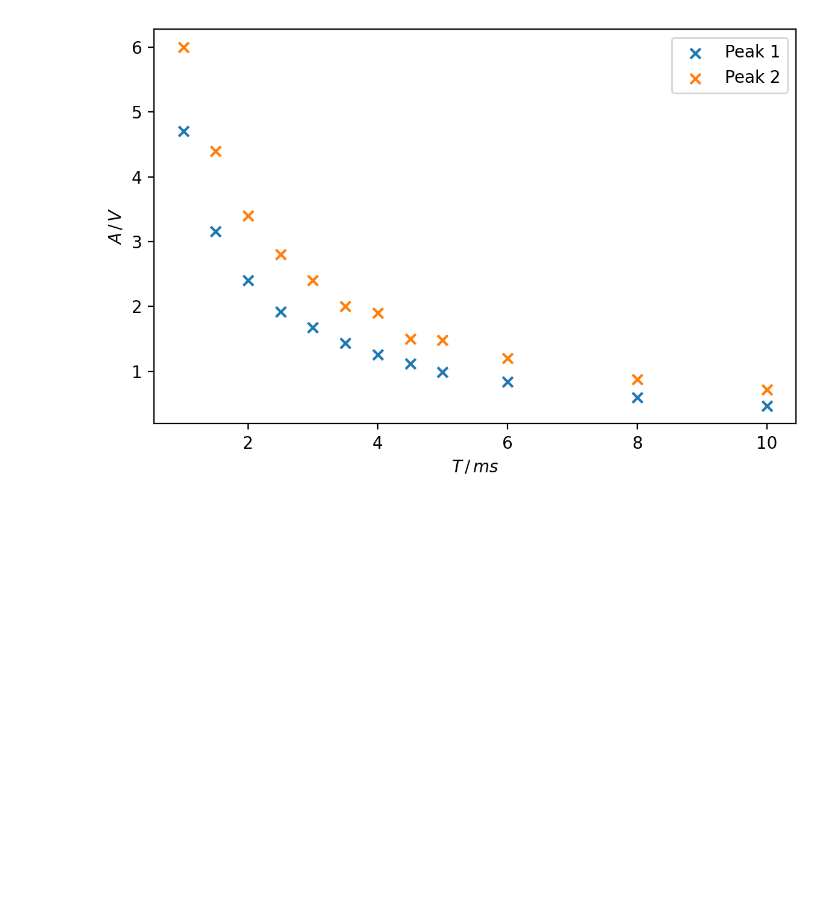
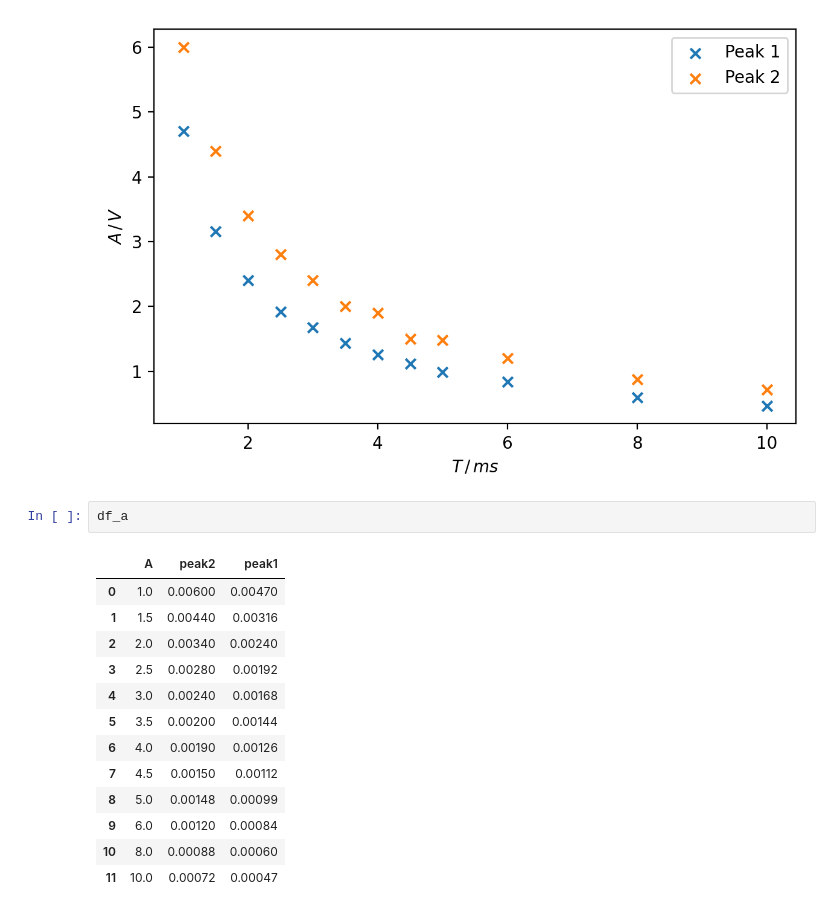
Before and after one commit to SamGTex/FP_Master_WS22-23, a Jupyter notebook: V21_Optisches_Pumpen/python/main.ipynb, the cells around one changed output. Saved outputs shown, nothing was run; the diff lists cells and outputs as text; blank space fills up the shorter version.

```diff
--- a/V21_Optisches_Pumpen/python/main.ipynb
+++ b/V21_Optisches_Pumpen/python/main.ipynb
@@ -252,6 +244,22 @@ plt.tight_layout()
 plt.show()
 # %% [output]
 [figure]
+# %%
+df_a
+# %% [output]
+|  | A | peak2 | peak1 |
+| 0 | 1.0 | 0.00600 | 0.00470 |
+| 1 | 1.5 | 0.00440 | 0.00316 |
+| 2 | 2.0 | 0.00340 | 0.00240 |
+| 3 | 2.5 | 0.00280 | 0.00192 |
+| 4 | 3.0 | 0.00240 | 0.00168 |
+| 5 | 3.5 | 0.00200 | 0.00144 |
+| 6 | 4.0 | 0.00190 | 0.00126 |
+| 7 | 4.5 | 0.00150 | 0.00112 |
+| 8 | 5.0 | 0.00148 | 0.00099 |
+| 9 | 6.0 | 0.00120 | 0.00084 |
+| 10 | 8.0 | 0.00088 | 0.00060 |
+| 11 | 10.0 | 0.00072 | 0.00047 |
 # %%
 def a_fit(x,a,b,c):
     return a + b/(x-c)
```
Also changed, not shown: parts of 3 cells of this notebook, 1 other file.
